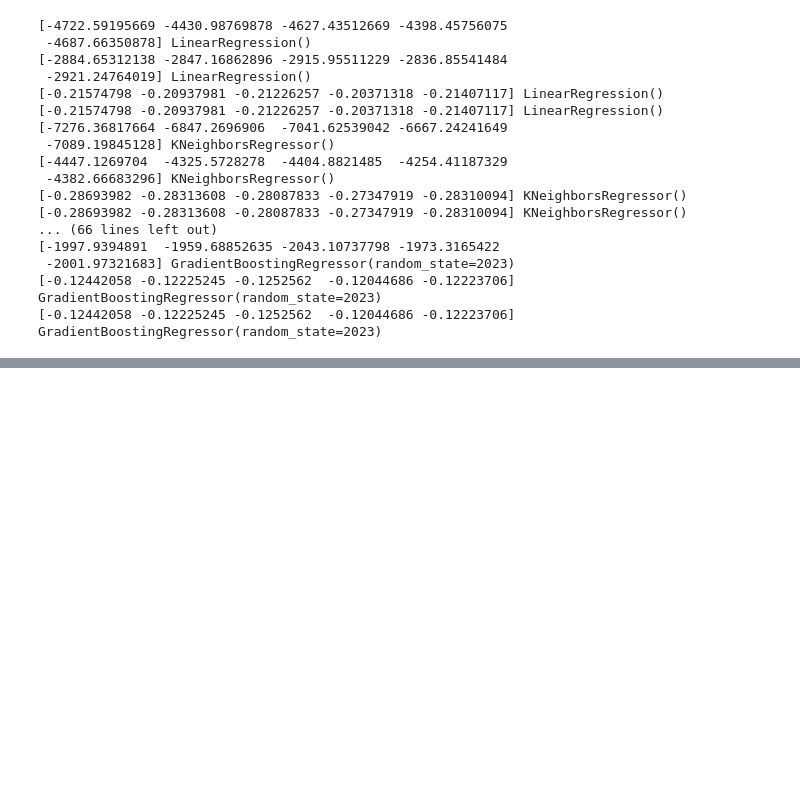
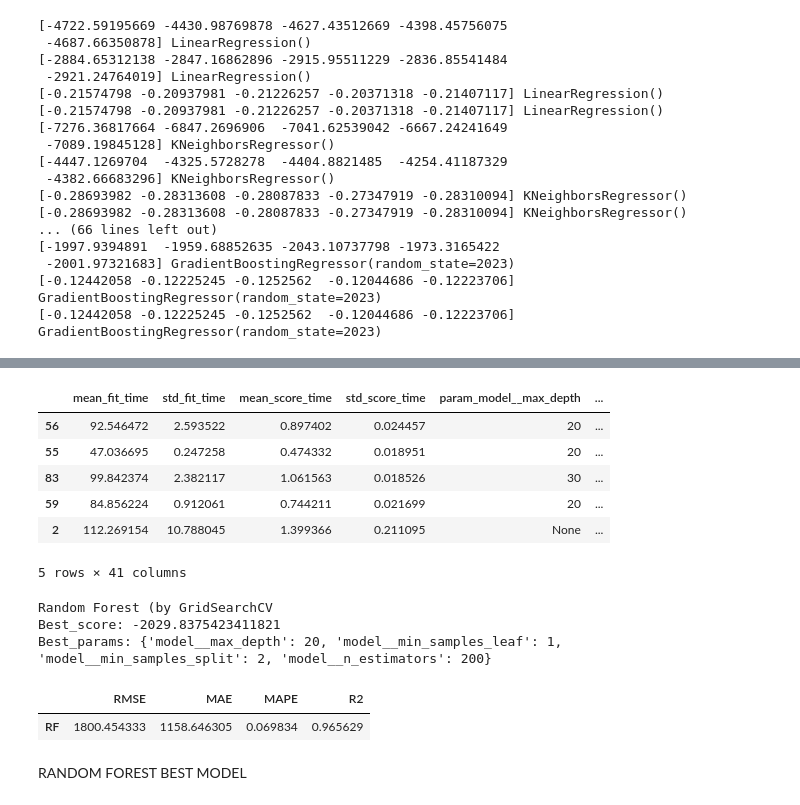
Before and after one commit to d-widyantama/ML-Regression-UsedCarsPrediction-finpro-alpha, a Jupyter notebook: 4. Modeling.ipynb, the cells around one changed output, grey strips where cells are left out. Saved outputs shown, nothing was run; the diff lists cells and outputs as text; code cells hidden in the pictures; blank space fills up the shorter version.

Commit message:
Hyperparameter Tuning Schema V.1

```diff
--- a/4. Modeling.ipynb
+++ b/4. Modeling.ipynb
@@ -261,0 +260,29 @@ pd.DataFrame({
+# %%
+param_grid = {
+    'model__n_estimators': [50, 100, 200],
+    'model__max_depth': [None, 10, 20, 30],
+    'model__min_samples_split': [2, 5, 10],
+    'model__min_samples_leaf': [1, 2, 4]
+}
+
+# Create a Random Forest Regressor
+rf = RandomForestRegressor(random_state=2023)
+
+# Create a pipeline with data preprocessing and Random Forest model
+pipe_rf = Pipeline([
+    ('prep', transform),
+    ('model', rf)
+])
+
+# Hyperparameter tuning with GridSearchCV
+grid_rf = GridSearchCV(
+    estimator=pipe_rf,
+    param_grid=param_grid,
+    cv=5,
+    scoring=['neg_root_mean_squared_error', 'neg_mean_absolute_error', 'neg_mean_absolute_percentage_error', 'r2'],
+    refit='neg_root_mean_squared_error',
+    n_jobs=-1,
+    verbose=1,
+)
+# %%
+grid_rf.fit(xtrain, ytrain)
@@ -261,0 +308,45 @@ pd.DataFrame({
+# %%
+pd.DataFrame(grid_rf.cv_results_).sort_values(\
+    by=['rank_test_neg_root_mean_squared_error','rank_test_neg_mean_absolute_error', 'rank_test_neg_mean_absolute_percentage_error', 'rank_test_r2']).head()
+# %% [output]
+|  | mean_fit_time | std_fit_time | mean_score_time | std_score_time | param_model__max_depth | ... |
+| 56 | 92.546472 | 2.593522 | 0.897402 | 0.024457 | 20 | ... |
+| 55 | 47.036695 | 0.247258 | 0.474332 | 0.018951 | 20 | ... |
+| 83 | 99.842374 | 2.382117 | 1.061563 | 0.018526 | 30 | ... |
+| 59 | 84.856224 | 0.912061 | 0.744211 | 0.021699 | 20 | ... |
+| 2 | 112.269154 | 10.788045 | 1.399366 | 0.211095 | None | ... |
+5 rows × 41 columns
+# %%
+print('Random Forest (by GridSearchCV')
+print('Best_score:', grid_rf.best_score_)
+print('Best_params:', grid_rf.best_params_)
+# %% [output]
+Random Forest (by GridSearchCV
+Best_score: -2029.8375423411821
+Best_params: {'model__max_depth': 20, 'model__min_samples_leaf': 1, 'model__min_samples_split': 2, 'model__n_estimators': 200}
+# %%
+# Model Random Forest
+model = {'RF': RandomForestRegressor(random_state= 2023)}
+
+# Define model terhadap estimator terbaik
+rf_tuning = grid_rf.best_estimator_
+
+# Fitting model
+rf_tuning.fit(xtrain, ytrain)
+
+# Predict test set
+y_pred_rf_tuning = rf_tuning.predict(xtest)
+
+# Simpan nilai metrics RMSE, MAE & MAPE setelah tuning
+rmse_rf_tuning = np.sqrt(mean_squared_error(ytest, y_pred_rf_tuning))
+mae_rf_tuning = mean_absolute_error(ytest, y_pred_rf_tuning)
+mape_rf_tuning = mean_absolute_percentage_error(ytest, y_pred_rf_tuning)
+r2_rf_tuning = r2_score(ytest, y_pred_rf_tuning)
+
+score_after_tuning_rf = pd.DataFrame({'RMSE': rmse_rf_tuning, 'MAE': mae_rf_tuning, 'MAPE': mape_rf_tuning, 'R2': r2_rf_tuning}, index=model.keys())
+score_after_tuning_rf
+# %% [output]
+|  | RMSE | MAE | MAPE | R2 |
+| RF | 1800.454333 | 1158.646305 | 0.069834 | 0.965629 |
+# %% [markdown]
+RANDOM FOREST BEST MODEL
```
Also changed, not shown: parts of 5 cells of this notebook.
